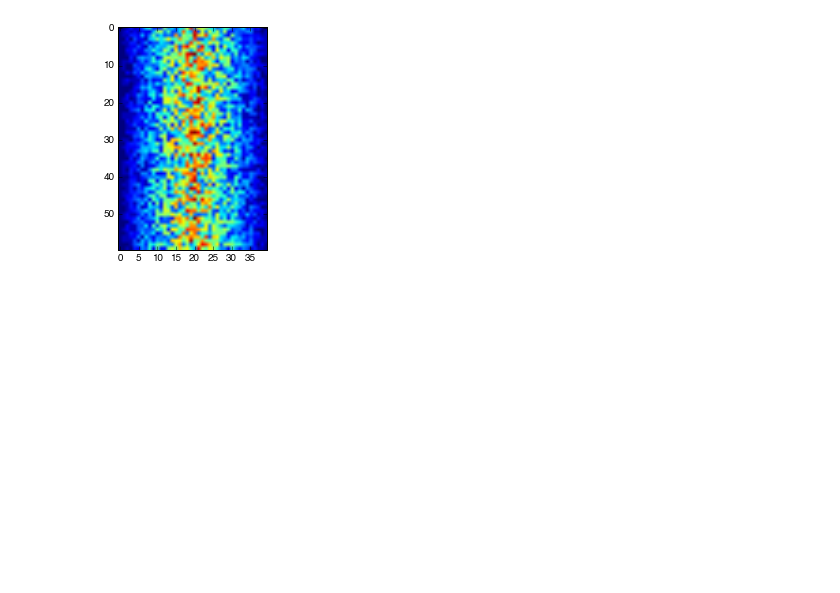
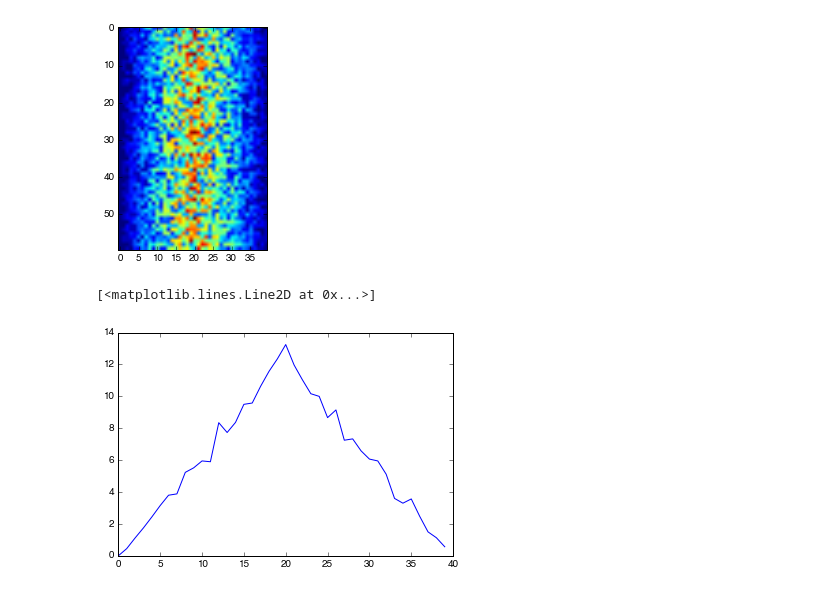
Before and after one commit to dotsdl/swc_asuphysics_python, a Jupyter notebook: Inflmmation_analysis.ipynb, the cells around one changed output. Cells and saved outputs as stored; diff of their text form; code cells hidden in the pictures; blank space fills up the shorter version.

```diff
--- a/Inflmmation_analysis.ipynb
+++ b/Inflmmation_analysis.ipynb
@@ -173,3 +173,8 @@ plt.imshow(data)
 # %% [output]
 <matplotlib.image.AxesImage at 0x...>
 [figure]
+# %%
+plt.plot(data.mean(axis=0))
+# %% [output]
+[<matplotlib.lines.Line2D at 0x...>]
+[figure, added]
```
Also changed, not shown: parts of 2 cells of this notebook.
